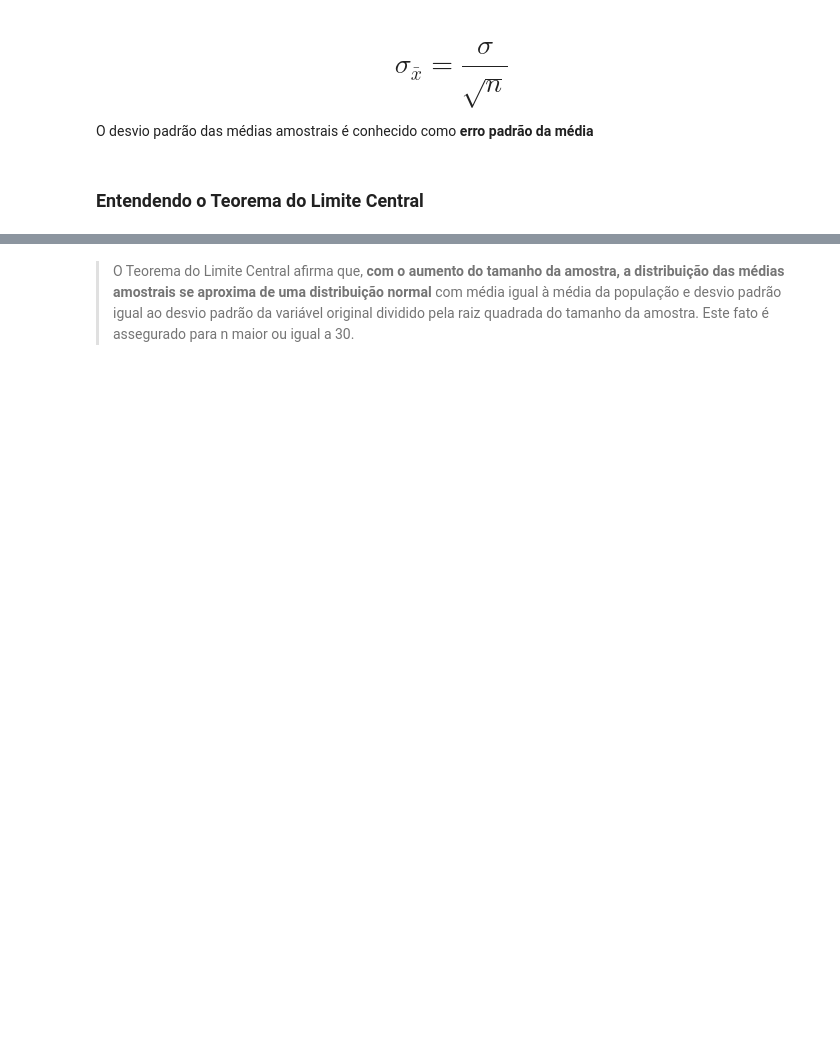
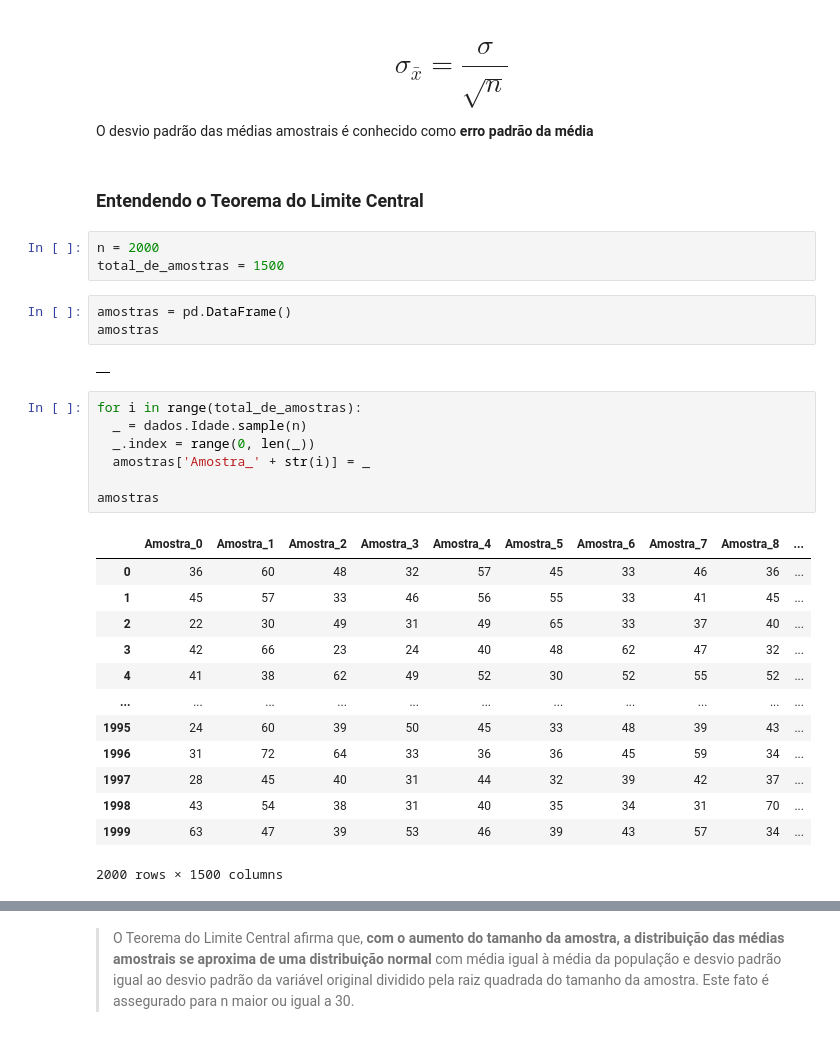
Before and after one commit to flaakira/Alura, a Jupyter notebook: Curso_de_Estatística_Parte_2.ipynb, the cells around one changed output, grey strips where cells are left out. Saved outputs shown, nothing was run; the diff lists cells and outputs as text; blank space fills up the shorter version.

```diff
--- a/Curso_de_Estatística_Parte_2.ipynb
+++ b/Curso_de_Estatística_Parte_2.ipynb
@@ -634,3 +793,32 @@ Suponha que os pesos dos sacos de arroz de uma indústria alimentícia se distri
 O desvio padrão das médias amostrais é conhecido como **erro padrão da média**
 # %% [markdown]
 ### Entendendo o Teorema do Limite Central
+# %%
+n = 2000
+total_de_amostras = 1500
+# %%
+amostras = pd.DataFrame()
+amostras
+# %% [output]
+|  |
+# %%
+for i in range(total_de_amostras):
+  _ = dados.Idade.sample(n)
+  _.index = range(0, len(_))
+  amostras['Amostra_' + str(i)] = _
+
+amostras
+# %% [output]
+|  | Amostra_0 | Amostra_1 | Amostra_2 | Amostra_3 | Amostra_4 | Amostra_5 | Amostra_6 | Amostra_7 | Amostra_8 | ... |
+| 0 | 36 | 60 | 48 | 32 | 57 | 45 | 33 | 46 | 36 | ... |
+| 1 | 45 | 57 | 33 | 46 | 56 | 55 | 33 | 41 | 45 | ... |
+| 2 | 22 | 30 | 49 | 31 | 49 | 65 | 33 | 37 | 40 | ... |
+| 3 | 42 | 66 | 23 | 24 | 40 | 48 | 62 | 47 | 32 | ... |
+| 4 | 41 | 38 | 62 | 49 | 52 | 30 | 52 | 55 | 52 | ... |
+| ... | ... | ... | ... | ... | ... | ... | ... | ... | ... | ... |
+| 1995 | 24 | 60 | 39 | 50 | 45 | 33 | 48 | 39 | 43 | ... |
+| 1996 | 31 | 72 | 64 | 33 | 36 | 36 | 45 | 59 | 34 | ... |
+| 1997 | 28 | 45 | 40 | 31 | 44 | 32 | 39 | 42 | 37 | ... |
+| 1998 | 43 | 54 | 38 | 31 | 40 | 35 | 34 | 31 | 70 | ... |
+| 1999 | 63 | 47 | 39 | 53 | 46 | 39 | 43 | 57 | 34 | ... |
+2000 rows × 1500 columns
```
Also changed, not shown: parts of 57 cells of this notebook.
